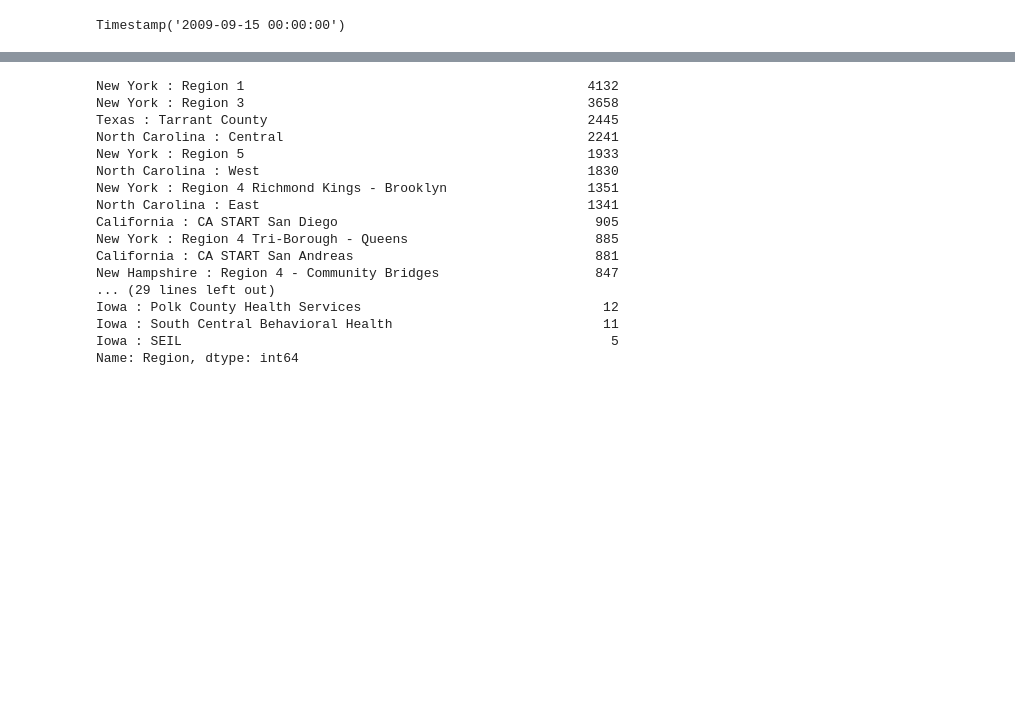
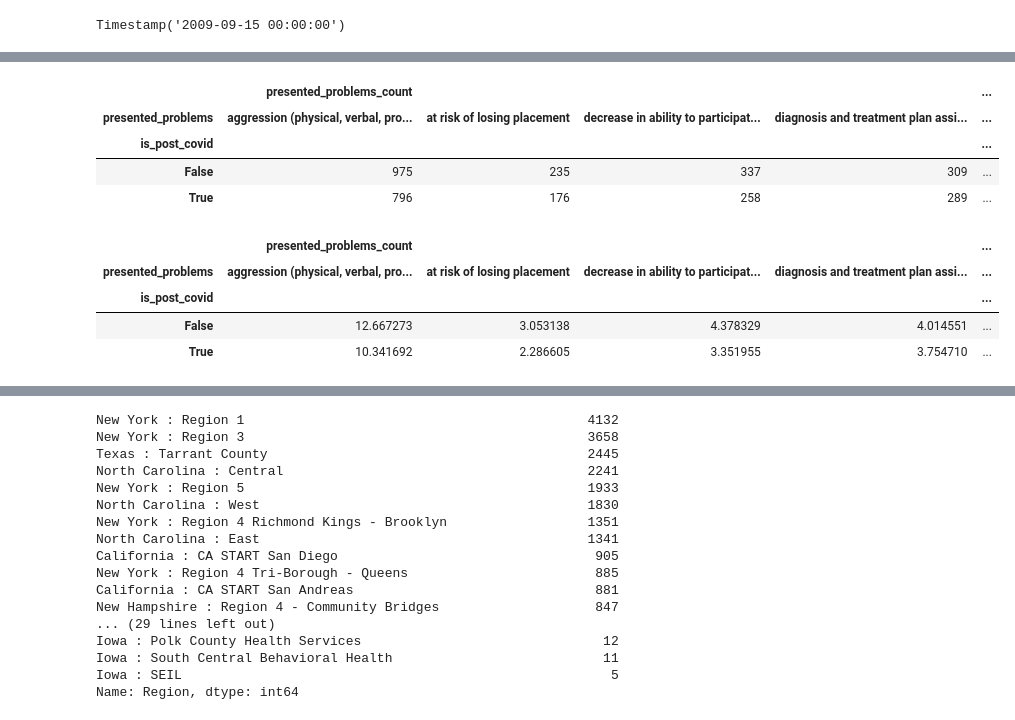
Before and after one commit to aimenabdulaziz/qss_final_project, a Jupyter notebook: code/01_notebook.ipynb, the cells around one changed output, grey strips where cells are left out. Drawn from its saved outputs; the diff is of its cells as text; code cells hidden in the pictures; blank space fills up the shorter version.

Commit message:
Completed preliminary data analysis

```diff
--- a/code/01_notebook.ipynb
+++ b/code/01_notebook.ipynb
@@ -296,7 +297,7 @@ demographics_problems_merged['enrollment_date'] = pd.to_datetime(demographics_pr
 print(f"Data type for the date variable: {demographics_problems_merged['enrollment_date'].dtype}")
 
 # create a binary clarity column based on pre and post covid.
-date_cutoff = pd.to_datetime("2020-03-14")
+date_cutoff = pd.to_datetime("2020-03-01")
 demographics_problems_merged['is_post_covid'] = demographics_problems_merged['enrollment_date'] >= date_cutoff
 
 # check the value counts to see how many of the inputs are post covid
@@ -348,0 +337,4 @@ Name: is_post_covid, dtype: int64
+# %%
+# check the value counts to see how many of the inputs are post covid
+filtered_combined_10 = compare_disparities(demographics_problems_merged, 10)
+filtered_combined_10['is_post_covid'].value_counts()
@@ -348,0 +347,34 @@ Name: is_post_covid, dtype: int64
+# %%
+def count_distribution(combined: pd.DataFrame):
+    # see how the frequency of presented problem changed pre and post covid
+    df = pd.DataFrame(combined.groupby('is_post_covid').agg({'presented_problems' : 'value_counts'}).
+                    rename(columns={'presented_problems' : 'presented_problems_count'}))
+
+    # pivot the table to get the counts of presented problems pre and post covid
+    return pd.pivot_table(df, index='is_post_covid', columns='presented_problems')
+
+count_distribution(filtered_combined_10)
+
+print()
+# since the number entries for each presented problem before and post covid is different,
+# we need to normalize the value counts
+def count_proportion(combined: pd.DataFrame):
+    df = pd.DataFrame(combined.groupby('is_post_covid').agg({'presented_problems' : 'value_counts'}).
+                rename(columns={'presented_problems' : 'presented_problems_count'}))
+
+    df['presented_problems_count'] = (df['presented_problems_count']/df['presented_problems_count'].sum())*100
+
+    return pd.pivot_table(df, index='is_post_covid', columns='presented_problems')
+
+count_proportion(filtered_combined_10)
+# %% [output]
+|  | presented_problems_count |  |  |  | ... |
+| presented_problems | aggression (physical, verbal, pro... | at risk of losing placement | decrease in ability to participat... | diagnosis and treatment plan assi... | ... |
+| is_post_covid |  |  |  |  | ... |
+| False | 975 | 235 | 337 | 309 | ... |
+| True | 796 | 176 | 258 | 289 | ... |
+|  | presented_problems_count |  |  |  | ... |
+| presented_problems | aggression (physical, verbal, pro... | at risk of losing placement | decrease in ability to participat... | diagnosis and treatment plan assi... | ... |
+| is_post_covid |  |  |  |  | ... |
+| False | 12.667273 | 3.053138 | 4.378329 | 4.014551 | ... |
+| True | 10.341692 | 2.286605 | 3.351955 | 3.754710 | ... |
```
Also changed, not shown: parts of 10 cells of this notebook.
